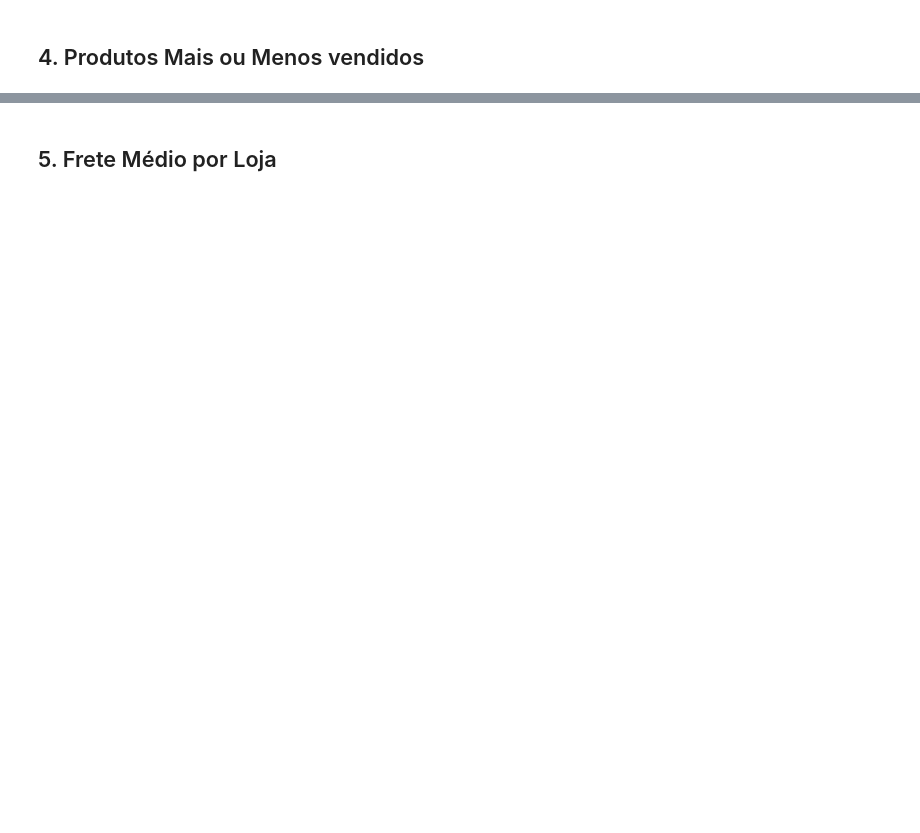
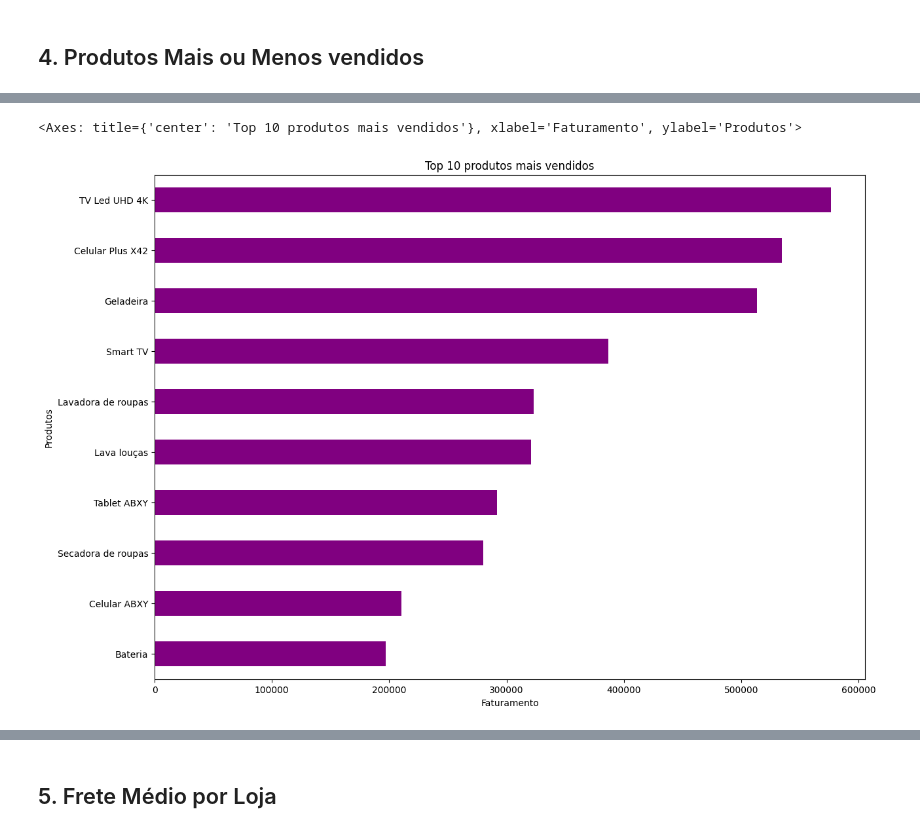
Before and after one commit to lu-scallop/eda-alura-store-challenge, a Jupyter notebook: notebooks/analise_lojas.ipynb, the cells around one changed output, grey strips where cells are left out. Saved outputs shown, nothing was run; the diff lists cells and outputs as text; code cells hidden in the pictures; blank space fills up the shorter version.

```diff
--- a/notebooks/analise_lojas.ipynb
+++ b/notebooks/analise_lojas.ipynb
@@ -395,2 +401,5 @@ sns.violinplot(data=df, x="Número Loja", y="Avaliação da compra")
 # %% [markdown]
 ## 4. Produtos Mais ou Menos vendidos
+# %%
+df_produtos = df.groupby("Produto")["Preço"].sum().sort_values(ascending=False)
+df_produtos
@@ -396,0 +446,11 @@ sns.violinplot(data=df, x="Número Loja", y="Avaliação da compra")
+# %%
+df_produtos_mais_vendidos = df_produtos.sort_values(ascending=True).tail(10)
+df_produtos_mais_vendidos.plot(kind="barh",
+                               title="Top 10 produtos mais vendidos",
+                               figsize=(14,10),
+                               color="purple",
+                               xlabel="Faturamento",
+                               ylabel="Produtos")
+# %% [output]
+<Axes: title={'center': 'Top 10 produtos mais vendidos'}, xlabel='Faturamento', ylabel='Produtos'>
+[figure, added]
```
Also changed, not shown: parts of 25 cells of this notebook, 10 other files.
